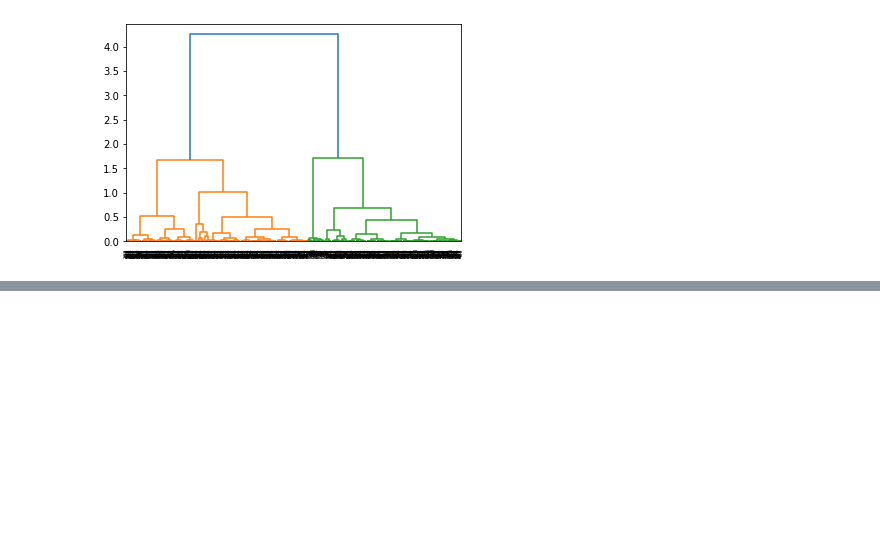
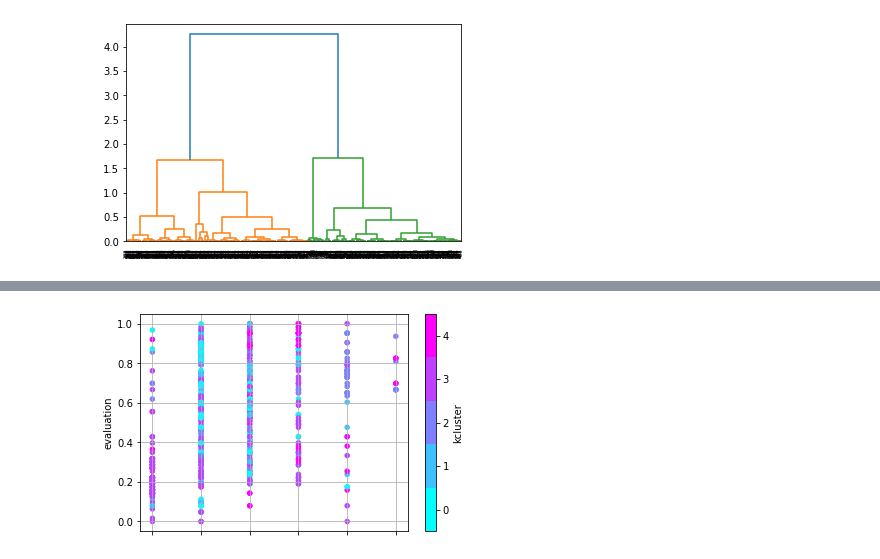
Before and after one commit to ksydata/Algorithm_DataStructure, a Jupyter notebook: data_analysis_ML.ipynb, the cells around one changed output, grey strips where cells are left out. Saved outputs shown, nothing was run; the diff lists cells and outputs as text; code cells hidden in the pictures; blank space fills up the shorter version.

```diff
--- a/data_analysis_ML.ipynb
+++ b/data_analysis_ML.ipynb
@@ -225,0 +448,5 @@ plt.show()
+# %%
+HRA_hr.plot.scatter('projects', 'evaluation', c = "kcluster", colormap = "cool")
+plt.grid()
+# %% [output]
+[figure, added]
```
Also changed, not shown: parts of 19 cells of this notebook.
